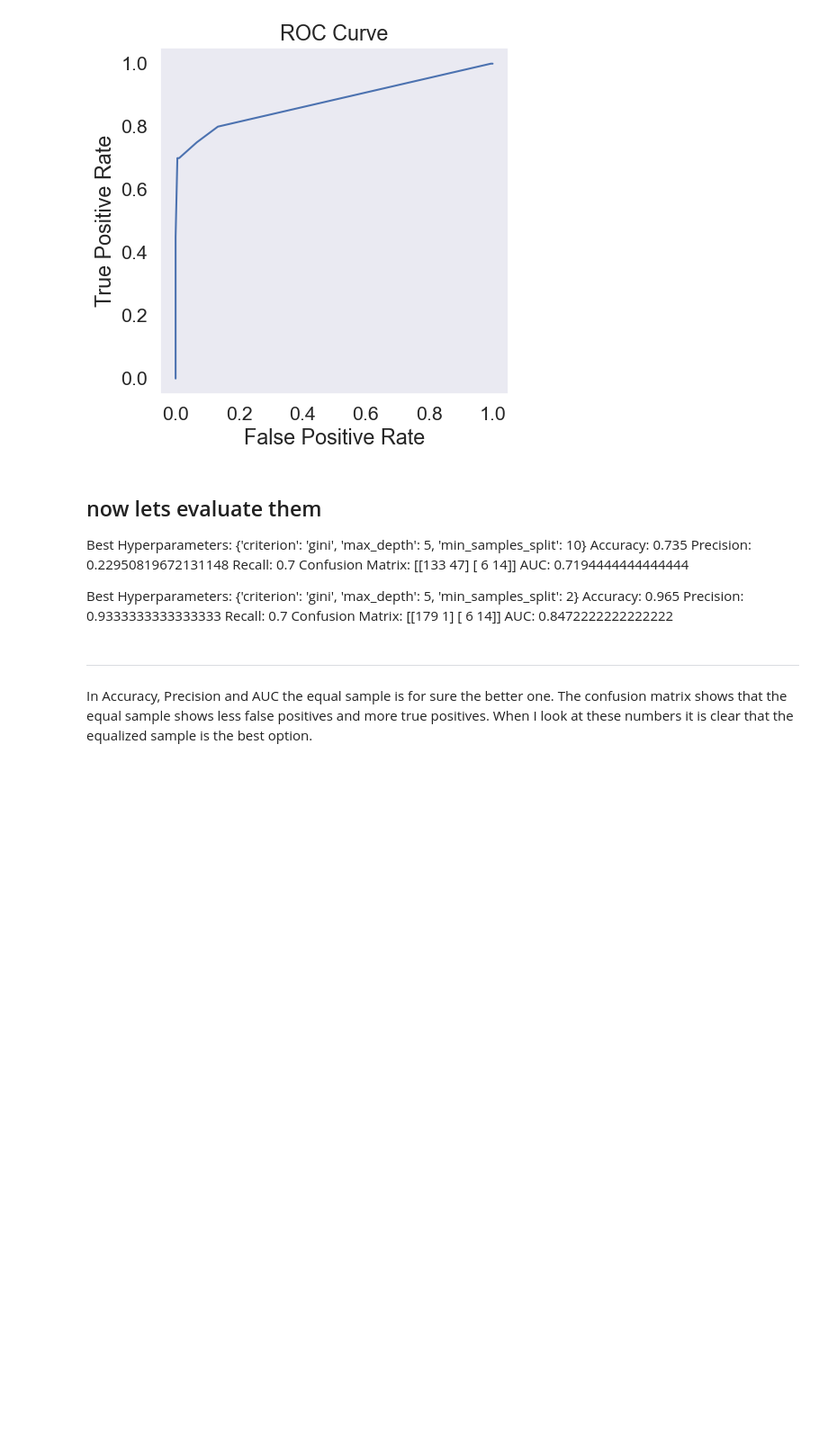
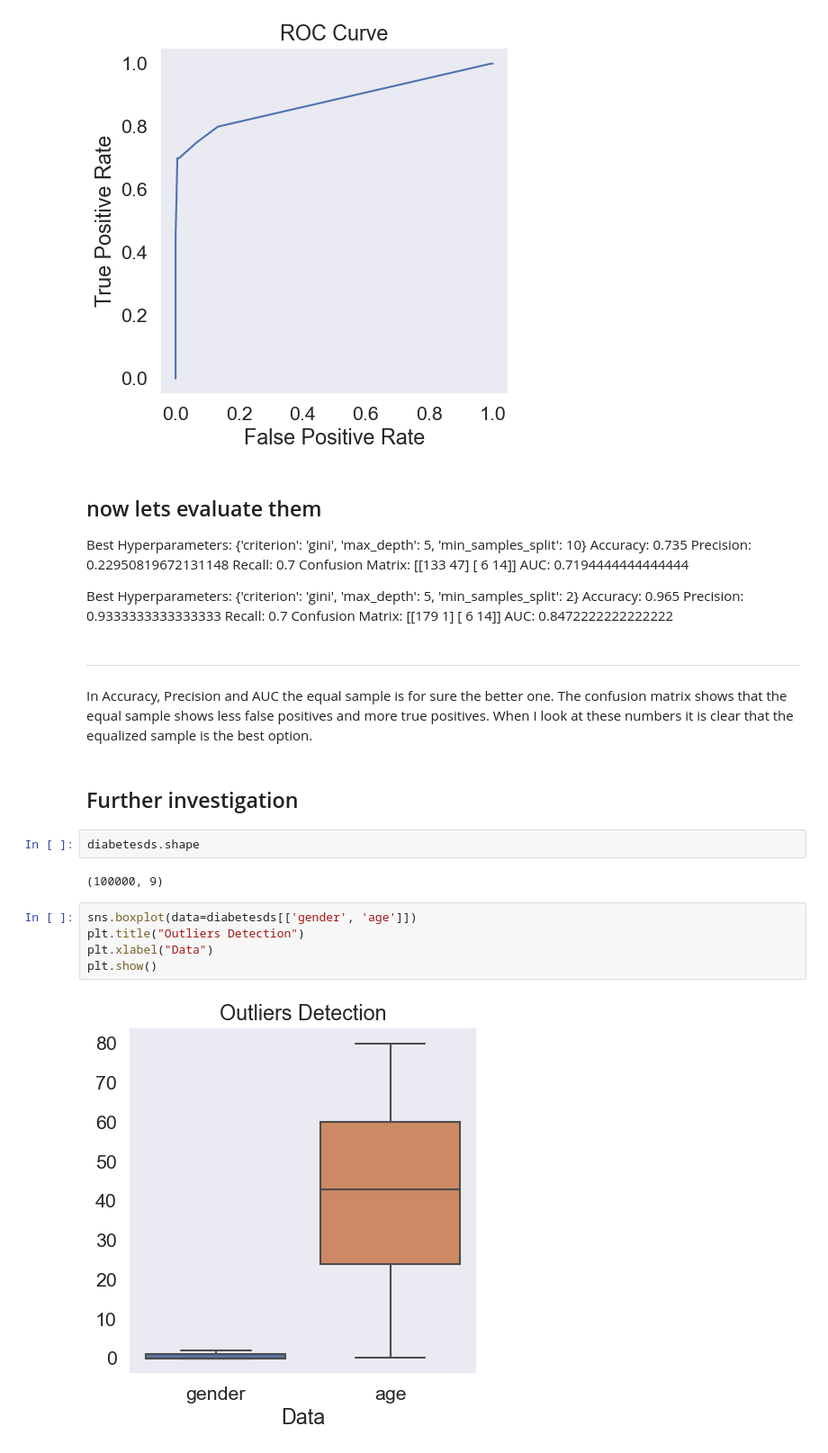
Before and after one commit to alexxtodea/Data-Analytics, a Jupyter notebook: DiabetesPrediction/Diabetes.ipynb, the cells around one changed output. Shown at 90% size. Drawn from its saved outputs; the diff is of its cells as text; blank space fills up the shorter version.

Commit message:
working on diabetes performance

```diff
--- a/DiabetesPrediction/Diabetes.ipynb
+++ b/DiabetesPrediction/Diabetes.ipynb
@@ -453,3 +471,16 @@ AUC: 0.8472222222222222
 # %% [markdown]
 ***
 In Accuracy, Precision and AUC the equal sample is for sure the better one. The confusion matrix shows that the equal sample shows less false positives and more true positives. When I look at these numbers it is clear that the equalized sample is the best option.
+# %% [markdown]
+## Further investigation
+# %%
+diabetesds.shape
+# %% [output]
+(100000, 9)
+# %%
+sns.boxplot(data=diabetesds[['gender', 'age']])
+plt.title("Outliers Detection")
+plt.xlabel("Data")
+plt.show()
+# %% [output]
+[figure, added]
```
Also changed, not shown: parts of 19 cells of this notebook, 2 other files.
